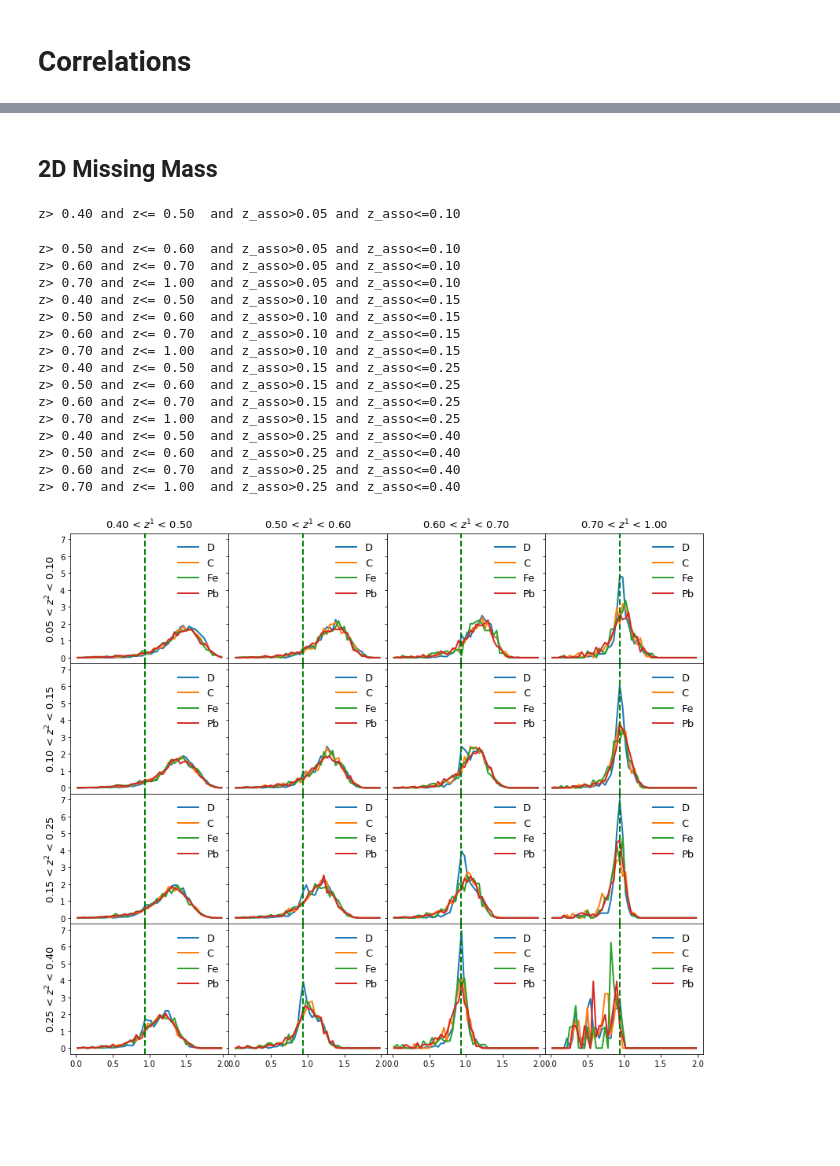
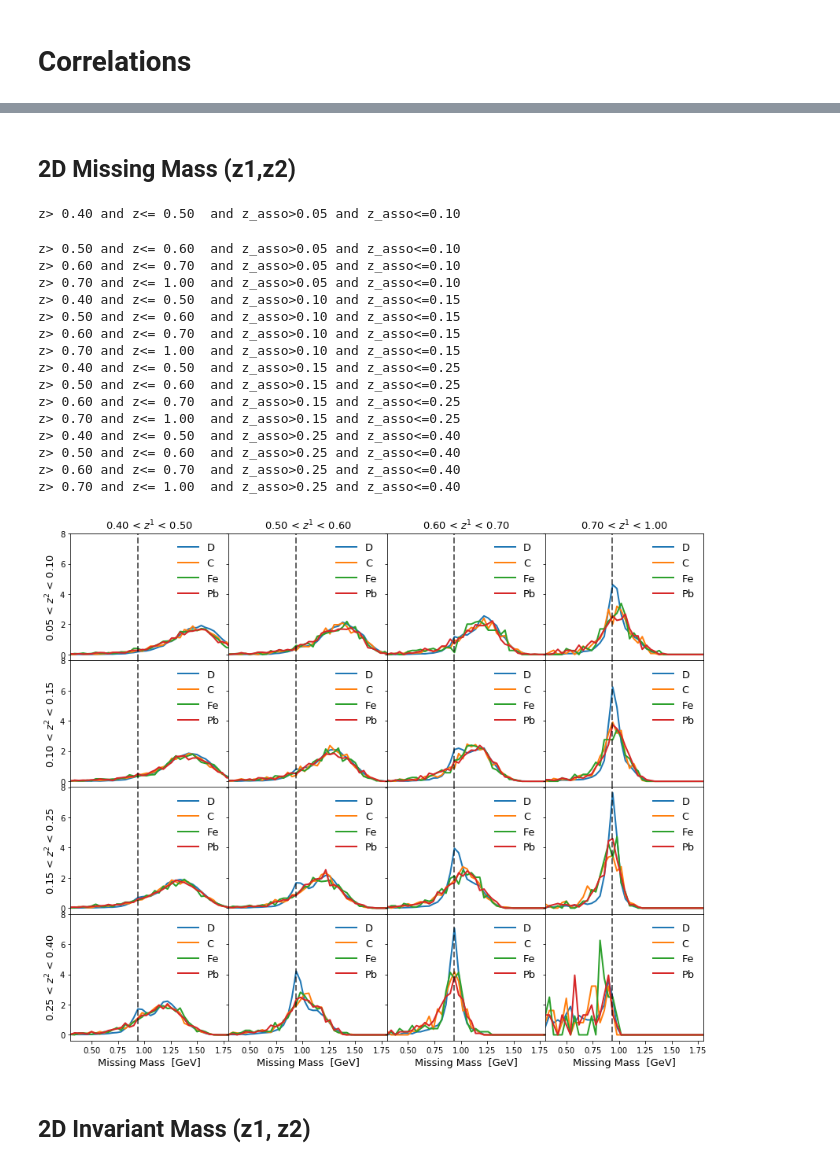
Before and after one commit to miguelignacio/eg2dihadron, a Jupyter notebook: EG2_2picorrelations.ipynb, the cells around one changed output, grey strips where cells are left out. Cells and saved outputs as stored; diff of their text form; code cells hidden in the pictures; blank space fills up the shorter version.

```diff
--- a/EG2_2picorrelations.ipynb
+++ b/EG2_2picorrelations.ipynb
@@ -15,7 +19 @@ Welcome to JupyROOT 6.15/01
-# %%
-mpl.rcParams['figure.figsize'] = 7.2,4.45
-mpl.rcParams['axes.labelsize'] = 17
-mpl.rcParams['lines.linewidth'] = 2
-mpl.rcParams['lines.markersize'] = 6
-mpl.rcParams['legend.fontsize']= 13
 # %%
@@ -146,3 +143,7 @@ df['C_trigger'] = read_root('Pairs_C.root', 'C_trigger')
 df['D_C']= read_root('Pairs_C.root', 'D_C')
 df['D_C_mix'] = read_root('Pairs_C.root', 'D_C_mix')
 df['D_C_trigger'] = read_root('Pairs_C.root', 'D_C_trigger')
+
+df['D'] = pd.concat([df['D_Pb'],df['D_Fe'],df['D_C']]) #simply combine the deuterium results for all targets
+df['D_mix'] = pd.concat([df['D_Pb_mix'],df['D_Fe_mix'],df['D_C_mix']]) #simply combine the deuterium results for all targets
+df['D_trigger'] = pd.concat([df['D_Pb_trigger'],df['D_Fe_trigger'],df['D_C_trigger']]) #simply combine the deuterium results for all targets
@@ -392,16 +408,21 @@ for j, asso_bin in enumerate(asso_bins):
     corr_Fe.normalize(norma)
     corr_D_Fe.normalize(norma)
 
+    corr_D = correlation(df['D_trigger'].query(query_trigger).shape[0], df['D'].query(query_total), df['D_mix'].query(query_total))
+    corr_D.normalize(np.sum(corr_D.corr_dphi))
+
+
     comp_C = comparison(corr_C,corr_D_C)
     comp_Fe = comparison(corr_Fe,corr_D_Fe)
     comp_Pb = comparison(corr_Pb,corr_D_Pb)
 
-    axs[j].plot(corr_C.hxmass_x,corr_D_C.hxmass,label='D')
+    axs[j].plot(corr_C.hxmass_x,corr_D.hxmass,label='D')
     axs[j].plot(corr_C.hxmass_x,corr_C.hxmass,label='C')
     axs[j].plot(corr_Fe.hxmass_x,corr_Fe.hxmass,label='Fe')
     axs[j].plot(corr_Pb.hxmass_x,corr_Pb.hxmass,label='Pb')
+    plt.xlim([0.3,1.8])
 
-    axs[j].axvline(x=0.938,linestyle='--',color='black')
+    axs[j].axvline(x=0.938,linestyle='--',color='black',alpha=0.6)
     #axs[2].xaxis.set_label_text("Missing Mass  [GeV]", fontsize=13)
     axs[j].legend(loc='best',frameon=False)
     axs[j].set_title('$z_{1}$> 0.5 \n %2.2f < $z_{2}$ < %2.2f'%(asso_bin[0],asso_bin[1]), fontsize=13)
@@ -428,7 +451,7 @@ asso_bins = [(x, y) for (x, y) in zip(asso_Edges[:-1], asso_Edges[1:])]
 
 for j, asso_bin in enumerate(asso_bins):
     query_trigger = 'z> %2.2f and z<= %2.2f '%(0.5,1.0)
-    query_asso = 'z_asso>%2.2f and z_asso<=%2.2f and missing_mass>1.25'%(asso_bin[0],asso_bin[1])
+    query_asso = 'z_asso>%2.2f and z_asso<=%2.2f'%(asso_bin[0],asso_bin[1])
     query_total = query_trigger + ' and '+ query_asso
     print query_total
 
@@ -457,7 +480,11 @@ for j, asso_bin in enumerate(asso_bins):
     comp_Fe = comparison(corr_Fe,corr_D_Fe)
     comp_Pb = comparison(corr_Pb,corr_D_Pb)
 
-    axs[j].plot(corr_C.hmass_x,corr_D_C.hmass,label='D')
+
+    corr_D = correlation(df['D_trigger'].query(query_trigger).shape[0], df['D'].query(query_total), df['D_mix'].query(query_total))
+    corr_D.normalize(np.sum(corr_D.corr_dphi))
+
+    axs[j].plot(corr_C.hmass_x,corr_D.hmass,label='D')
     #axs[j].plot(corr_C.hmass_x,corr_D_C.hmass_mix,label='D (mix)')
 
     axs[j].plot(corr_C.hmass_x,corr_C.hmass,label='C')
@@ -468,7 +495,7 @@ for j, asso_bin in enumerate(asso_bins):
     #axs[2].xaxis.set_label_text("Missing Mass  [GeV]", fontsize=13)
     axs[j].legend(loc='best',frameon=False)
     axs[j].set_title('$z_{1}$> 0.5 \n %2.2f < $z_{2}$ < %2.2f'%(asso_bin[0],asso_bin[1]), fontsize=13)
-    axs[j].xaxis.set_label_text("Missing Mass  [GeV]", fontsize=13)
+    axs[j].xaxis.set_label_text("Dipion Mass  [GeV]", fontsize=13)
 
 
 plt.tight_layout()
@@ -482,5 +509,5 @@ z> 0.50 and z<= 1.00  and z_asso>0.35 and z_asso<=0.50 and missing_mass>1.25
 # %% [markdown]
-## 2D Missing Mass
+## 2D Missing Mass (z1,z2)
 # %%
 fig, axs = plt.subplots(4, 4,sharex=True, sharey=True, figsize=(12,10), gridspec_kw={'hspace': 0, 'wspace':0})
 Edges = [0.4, 0.5,0.6,0.7,1.0]
@@ -522,39 +549,47 @@ for j, asso_bin in enumerate(asso_bins):
         comp_Fe = comparison(corr_Fe,corr_D_Fe)
         comp_Pb = comparison(corr_Pb,corr_D_Pb)
 
-        axs[j,i].plot(corr_C.hxmass_x,corr_D_C.hxmass,label='D')
+        corr_D = correlation(df['D_trigger'].query(query_trigger).shape[0], df['D'].query(query_total), df['D_mix'].query(query_total))
+        corr_D.normalize(np.sum(corr_D.corr_dphi))
+
+
+        axs[j,i].plot(corr_D.hxmass_x,corr_D.hxmass,label='D')
         axs[j,i].plot(corr_C.hxmass_x,corr_C.hxmass,label='C')
         axs[j,i].plot(corr_Fe.hxmass_x,corr_Fe.hxmass,label='Fe')
         axs[j,i].plot(corr_Pb.hxmass_x,corr_Pb.hxmass,label='Pb')
 
-        axs[j,i].axvline(x=0.938,color='green',linestyle='--')
-        #axs[2,i].xaxis.set_label_text("Missing Mass  [GeV]", fontsize=13)
+        plt.xlim([0.3,1.8])
+
+        axs[j,i].axvline(x=0.938,linestyle='--',color='black',alpha=0.6)
+        axs[3,i].xaxis.set_label_text("Missing Mass  [GeV]", fontsize=13)
         axs[0,i].set_title('%2.2f < $z^{1}$ < %2.2f'%(trigger_bin[0],trigger_bin[1]), fontsize=13)
         axs[j,i].legend(loc='best',frameon=False)
         axs[j,0].yaxis.set_label_text(r'$\frac{1}{N_{\mathrm{trigger}}} \mathrm{d}N_{\mathrm{pairs}}$',fontsize=18)
         axs[j,0].yaxis.set_label_text('%2.2f < $z^{2}$ < %2.2f'%(asso_bin[0],asso_bin[1]), fontsize=13)
 
 
 plt.tight_layout()
 plt.savefig('MissingMass_2D.png')
 # %% [output]
 z> 0.40 and z<= 0.50  and z_asso>0.05 and z_asso<=0.10
 z> 0.50 and z<= 0.60  and z_asso>0.05 and z_asso<=0.10
 z> 0.60 and z<= 0.70  and z_asso>0.05 and z_asso<=0.10
 z> 0.70 and z<= 1.00  and z_asso>0.05 and z_asso<=0.10
 z> 0.40 and z<= 0.50  and z_asso>0.10 and z_asso<=0.15
 z> 0.50 and z<= 0.60  and z_asso>0.10 and z_asso<=0.15
 z> 0.60 and z<= 0.70  and z_asso>0.10 and z_asso<=0.15
 z> 0.70 and z<= 1.00  and z_asso>0.10 and z_asso<=0.15
 z> 0.40 and z<= 0.50  and z_asso>0.15 and z_asso<=0.25
 z> 0.50 and z<= 0.60  and z_asso>0.15 and z_asso<=0.25
 z> 0.60 and z<= 0.70  and z_asso>0.15 and z_asso<=0.25
 z> 0.70 and z<= 1.00  and z_asso>0.15 and z_asso<=0.25
 z> 0.40 and z<= 0.50  and z_asso>0.25 and z_asso<=0.40
 z> 0.50 and z<= 0.60  and z_asso>0.25 and z_asso<=0.40
 z> 0.60 and z<= 0.70  and z_asso>0.25 and z_asso<=0.40
 z> 0.70 and z<= 1.00  and z_asso>0.25 and z_asso<=0.40
-[figure, old version]
+[figure, new version]
+# %% [markdown]
+## 2D Invariant Mass (z1, z2)
 # %%
 fig, axs = plt.subplots(3, 4,sharex=True, sharey=True, figsize=(12,10), gridspec_kw={'hspace': 0, 'wspace':0})
 Edges = [0.4, 0.5,0.6,0.7,1.0]
```
Also changed, not shown: parts of 15 cells of this notebook, 2 other files.
